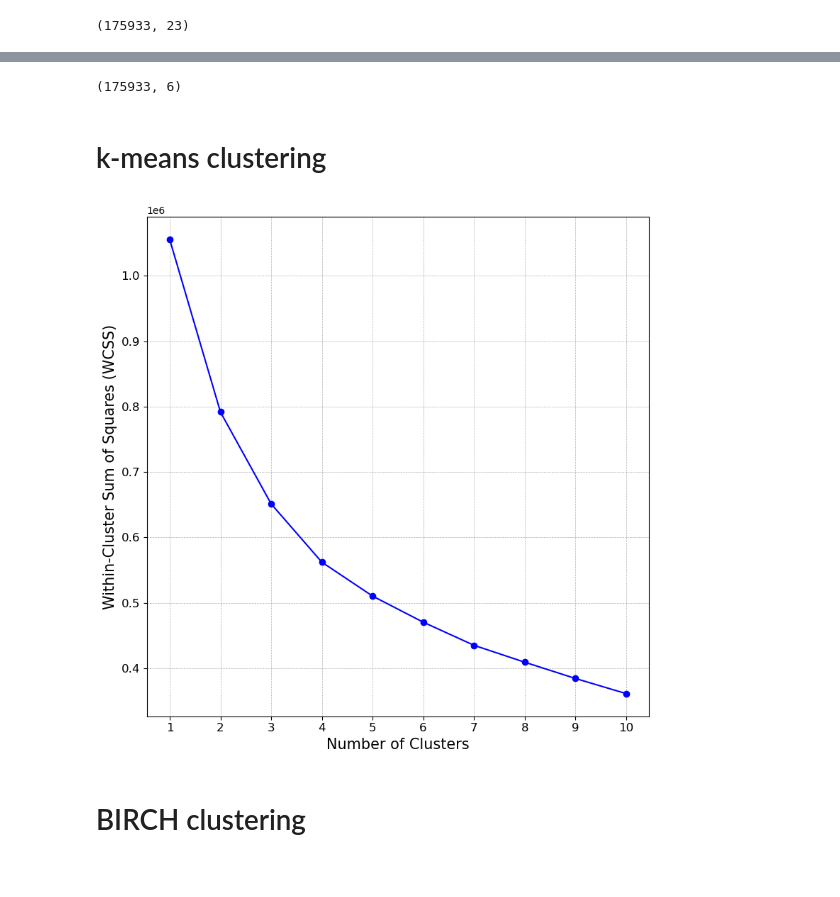
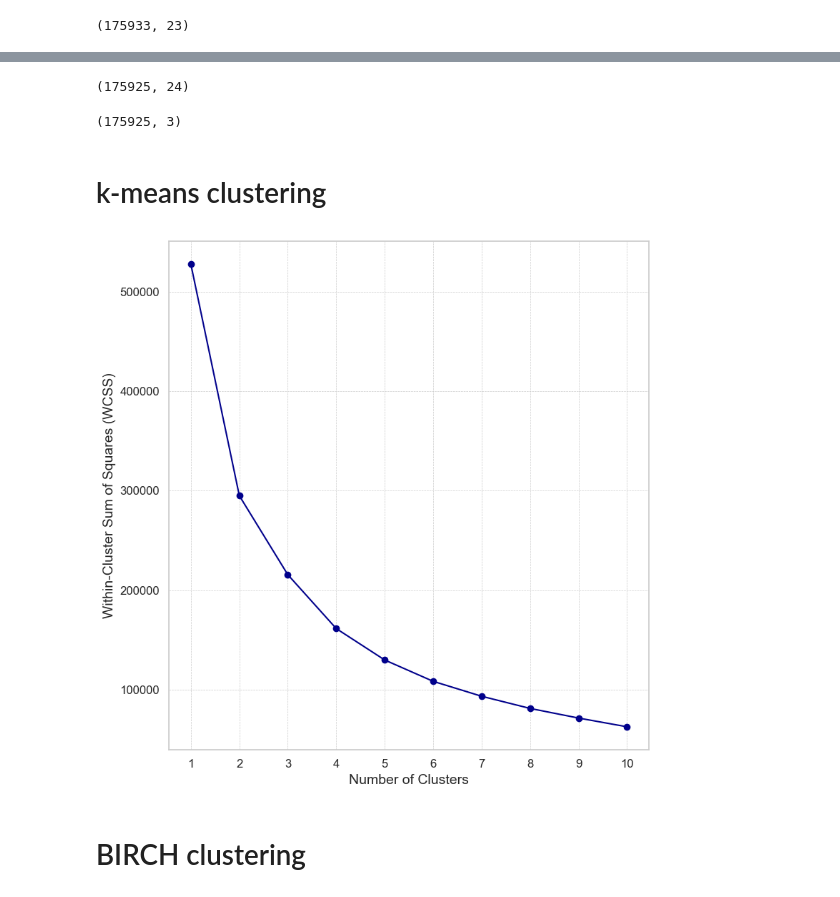
Before and after one commit to Jared-T/masters-dissertation, a Jupyter notebook: notebooks/Transaction_Clustering.ipynb, the cells around one changed output, grey strips where cells are left out. Cells and saved outputs as stored; diff of their text form; code cells hidden in the pictures.

```diff
--- a/notebooks/Transaction_Clustering.ipynb
+++ b/notebooks/Transaction_Clustering.ipynb
@@ -27,3 +27,6 @@ Index(['Transaction Date', 'REG_NUM', 'Merchant Name', 'No. of Litres',
 trans_df.shape
 # %% [output]
 (175933, 23)
+# %%
+# Create a new column called fuel price that stores the value from Coastal Petrol if the Fuel Type is Petrol and Coastal Diesel if the Fuel Type is Diesel
+trans_df['Fuel Price'] = trans_df.apply(lambda row: row['Coastal Petrol'] if row['Fuel Type'] == 'Petrol' else row['Coastal Diesel'], axis=1)
@@ -30,8 +42,13 @@ trans_df.shape
+# %%
+# Remove all transactions with amounts less than 0 or greater than 5000
+trans_df = trans_df[(trans_df['Transaction Amount'] >= 0) & (trans_df['Transaction Amount'] <= 5000)]
+# %%
+trans_df.shape
+# %% [output]
+(175925, 24)
 # %%
 # Select the columns for clustering
-columns_for_clustering = ['No. of Litres',
-       'Transaction Amount', 'Site Lat', 'Site Long',
-       'Merchant Lat', 'Merchant Long']
+columns_for_clustering = ['No. of Litres', 'Transaction Amount', 'Fuel Price']
 
 # Keep only the rows without missing values for clustering
 data_trans_clustering = trans_df[columns_for_clustering].dropna()
@@ -54,32 +71,32 @@ X_scaled = scaler.fit_transform(X)
 # %%
 X_scaled.shape
 # %% [output]
-(175933, 6)
+(175925, 3)
 # %% [markdown]
 # k-means clustering
 # %%
 # Calculate WCSS for different numbers of clusters
 wcss = []
 for i in range(1, 11): # Test 1 to 10 clusters
     kmeans = KMeans(n_clusters=i, init='k-means++', max_iter=300, n_init=10, random_state=1)
     kmeans.fit(X_scaled)
     wcss.append(kmeans.inertia_)
 
 # Create a professional-looking plot
 plt.figure(figsize=(8, 8))
-plt.plot(range(1, 11), wcss, marker='o', linestyle='-', color='blue')
+plt.plot(range(1, 11), wcss, marker='o', linestyle='-', color='darkblue')
 #plt.title('Elbow Method for Optimal Number of Clusters', fontsize=18, fontweight='bold')
-plt.xlabel('Number of Clusters', fontsize=15)
-plt.ylabel('Within-Cluster Sum of Squares (WCSS)', fontsize=15)
+plt.xlabel('Number of Clusters', fontsize=14)
+plt.ylabel('Within-Cluster Sum of Squares (WCSS)', fontsize=14)
 plt.xticks(range(1, 11), fontsize=12)
 plt.yticks(fontsize=12)
 plt.grid(True, which='both', linestyle='--', linewidth=0.5)
 plt.tight_layout()
 
 # Save the plot as a PDF file with high resolution
 plt.savefig('../plots/transaction_clustering/kmeans_elbow_method_plot.pdf', format='pdf', dpi=300)
 # %% [output]
-[figure, old version]
+[figure, new version]
 # %%
 # Apply KMeans clustering
 kclusts = 4
```
Also changed, not shown: parts of 7 cells of this notebook, 5 other files.
